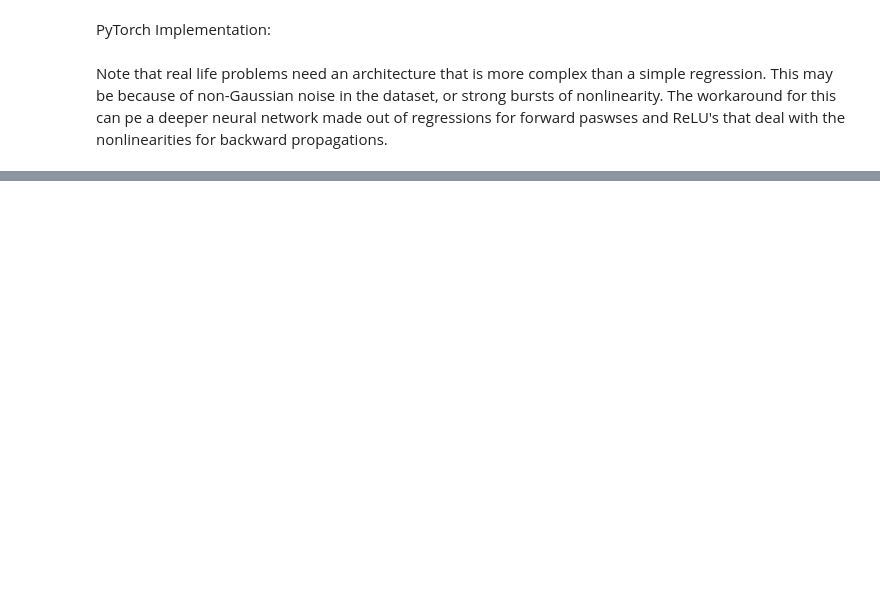
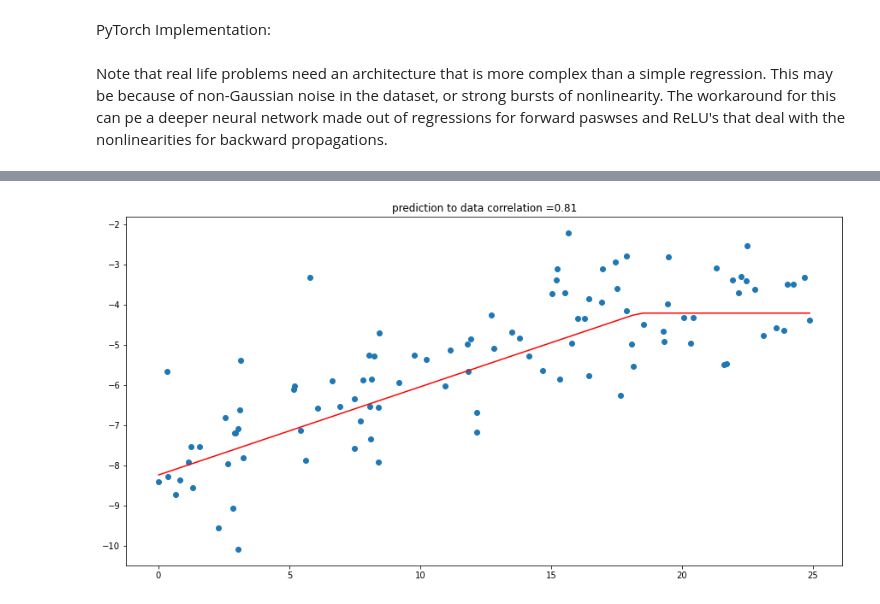
Before and after one commit to AndreiMoraru123/Optimization, a Jupyter notebook: LinearRegression.ipynb, the cells around one changed output, grey strips where cells are left out. Cells and saved outputs as stored; diff of their text form; code cells hidden in the pictures; blank space fills up the shorter version.

```diff
--- a/LinearRegression.ipynb
+++ b/LinearRegression.ipynb
@@ -201,0 +203,8 @@ Text(0.5, 1.0, 'prediction to data correlation =0.79')
+# %%
+plt.figure(figsize = (15,7.5))
+plt.scatter(x,y)
+plt.plot(x,prediction.detach(),'r')
+plt.title(f'prediction to data correlation ={np.corrcoef(y.T, prediction.detach().T)[0, 1]:.2f}')
+plt.show()
+# %% [output]
+[figure, added]
```
Also changed, not shown: parts of 5 cells of this notebook.
